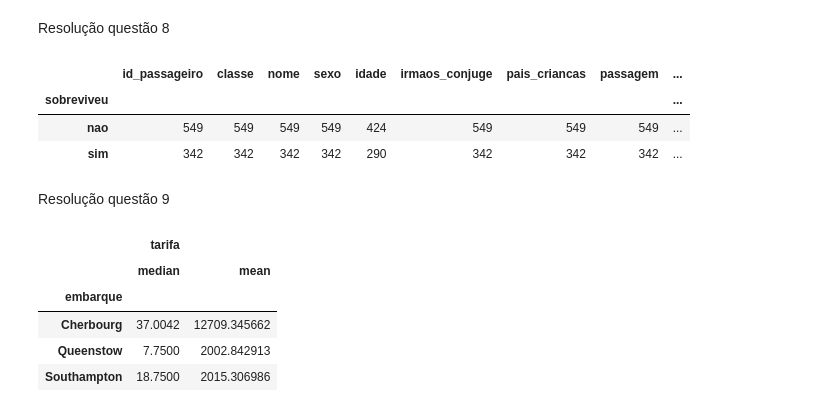
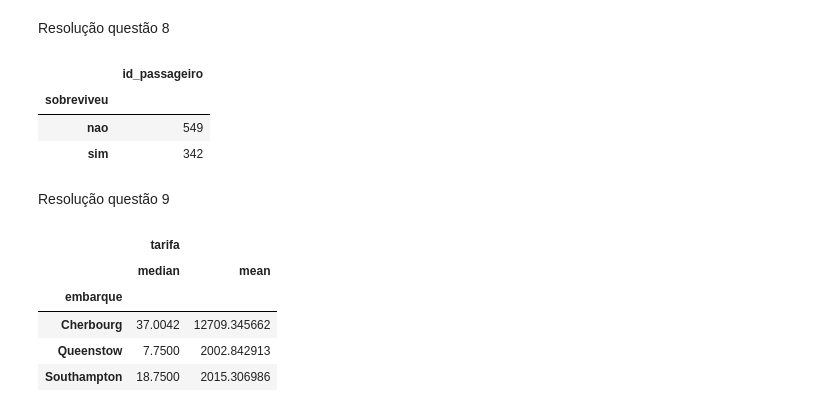
Before and after one commit to carolinesantosf/intro_python_verao_ime_2023, a Jupyter notebook: exercicios/exercicio02.ipynb, the cells around one changed output. Saved outputs shown, nothing was run; the diff lists cells and outputs as text; code cells hidden in the pictures.

```diff
--- a/exercicios/exercicio02.ipynb
+++ b/exercicios/exercicio02.ipynb
@@ -110,6 +110,6 @@ titanic_menor
 # %% [markdown]
 Resolução questão 7
 # %%
-tarifa_real = df['tarifa']* 6.43
-tarifa_real.head()
+df['tarifa_real']= df['tarifa']*6.43
+df
 # %% [output]
@@ -122,12 +129,12 @@ Name: tarifa, dtype: float64
 # %% [markdown]
 Resolução questão 8
 # %%
-df.groupby(['sobreviveu']).count()
+df[['id_passageiro','sobreviveu']].groupby(['sobreviveu']).count()
 # %% [output]
-|  | id_passageiro | classe | nome | sexo | idade | irmaos_conjuge | pais_criancas | passagem | ... |
-| sobreviveu |  |  |  |  |  |  |  |  | ... |
-| nao | 549 | 549 | 549 | 549 | 424 | 549 | 549 | 549 | ... |
-| sim | 342 | 342 | 342 | 342 | 290 | 342 | 342 | 342 | ... |
+|  | id_passageiro |
+| sobreviveu |  |
+| nao | 549 |
+| sim | 342 |
 # %% [markdown]
 Resolução questão 9
 # %%
```
Also changed, not shown: parts of 4 cells of this notebook.
